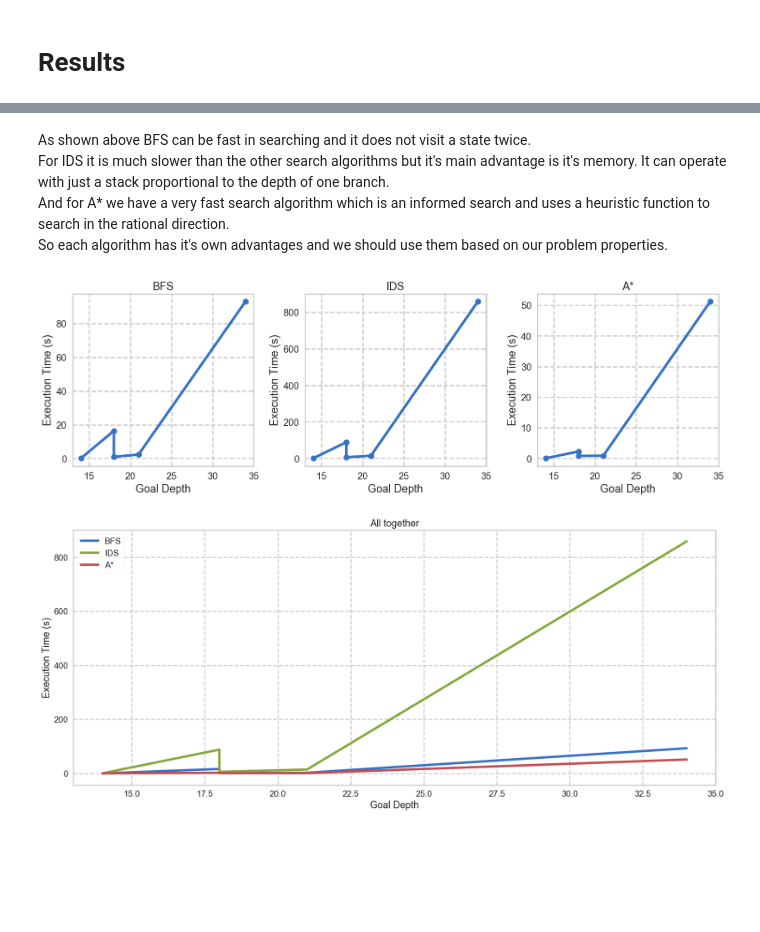
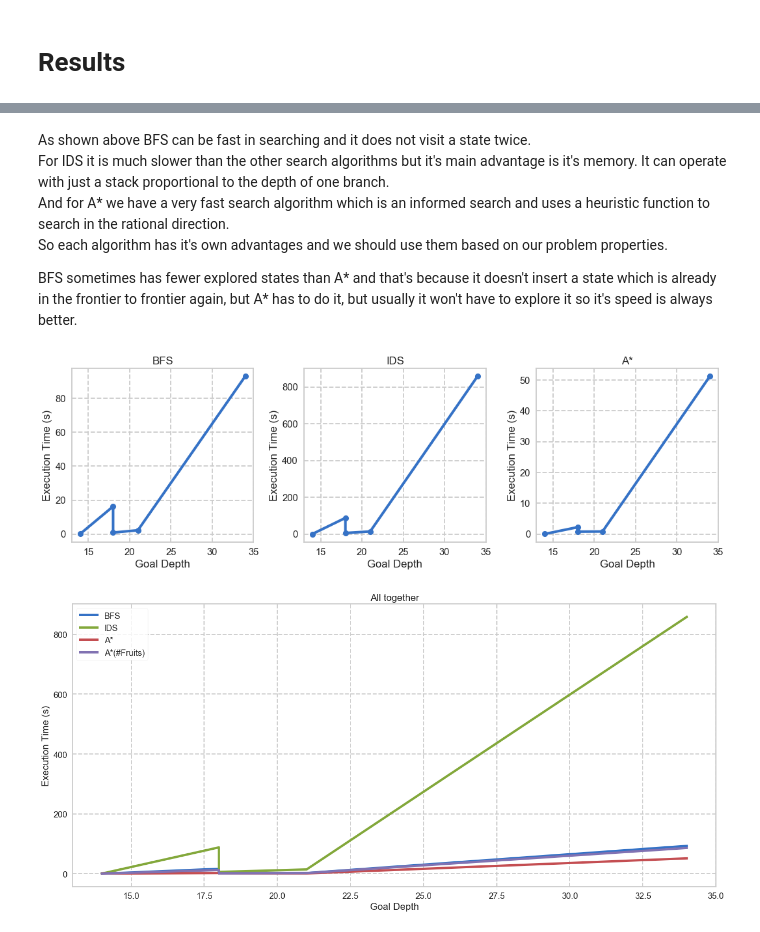
Before and after one commit to mohsenfayyaz/AI_Course, a Jupyter notebook: CA_01/CA_01.ipynb, the cells around one changed output, grey strips where cells are left out. Saved outputs shown, nothing was run; the diff lists cells and outputs as text; code cells hidden in the pictures; blank space fills up the shorter version.

```diff
--- a/CA_01/CA_01.ipynb
+++ b/CA_01/CA_01.ipynb
@@ -998,6 +1064,8 @@ As shown above BFS can be fast in searching and it does not visit a state twice.
 For IDS it is much slower than the other search algorithms but it's main advantage is it's memory. It can operate with just a stack proportional to the depth of one branch.<br>
 And for A* we  have a very fast search algorithm which is an informed search and uses a heuristic function to search in the rational direction.<br>
 So each algorithm has it's own advantages and we should use them based on our problem properties.
+
+BFS sometimes has fewer explored states than A* and that's because it doesn't insert a state which is already in the frontier to frontier again, but A* has to do it, but usually it won't have to explore it so it's speed is always better.
 # %%
 import matplotlib.pyplot as plt
 
@@ -1011,6 +1079,7 @@ depths = [14, 18, 18, 21, 34]
 BFS_times = [0.106, 16.311, 0.944, 2.286, 92.904]
 IDS_times = [0.477, 87.921, 5.961, 14.221, 858.272]
 A_times = [0.038, 2.245, 0.789, 0.840, 51.218]
+A_fruits_times = [0.076, 12.371, 0.967, 2.035, 85.964]
 line_width = 4
 
 plt.figure(figsize=(15, 5))
@@ -1022,32 +1091,33 @@ plt.title("BFS")
 plt.xlabel("Goal Depth")
 plt.ylabel("Execution Time (s)")
 
 plt.subplot(1, 3, 2)
 plt.scatter(depths, IDS_times, s=10)
 plt.plot(depths, IDS_times, '-o', linewidth=line_width)
 plt.title("IDS")
 plt.xlabel("Goal Depth")
 plt.ylabel("Execution Time (s)")
 
 plt.subplot(1, 3, 3)
 plt.scatter(depths, A_times, s=10)
 plt.plot(depths, A_times, '-o', linewidth=line_width)
 plt.title("A*")
 plt.xlabel("Goal Depth")
 plt.ylabel("Execution Time (s)")
 
 plt.tight_layout()
 plt.show()
 
-plt.figure(figsize=(20, 8))
+plt.figure(figsize=(20, 9))
 plt.plot(depths, BFS_times, label="BFS", linewidth=line_width)
 plt.plot(depths, IDS_times, label="IDS", linewidth=line_width)
 plt.plot(depths, A_times, label="A*", linewidth=line_width)
+plt.plot(depths, A_fruits_times, label="A*(#Fruits)", linewidth=line_width)
 plt.title("All together")
 plt.xlabel("Goal Depth")
 plt.ylabel("Execution Time (s)")
 plt.legend(loc="upper left")
 plt.show()
 # %% [output]
 [figure]
-[figure, old version]
+[figure, new version]
```
Also changed, not shown: parts of 6 cells of this notebook, 3 other files.
